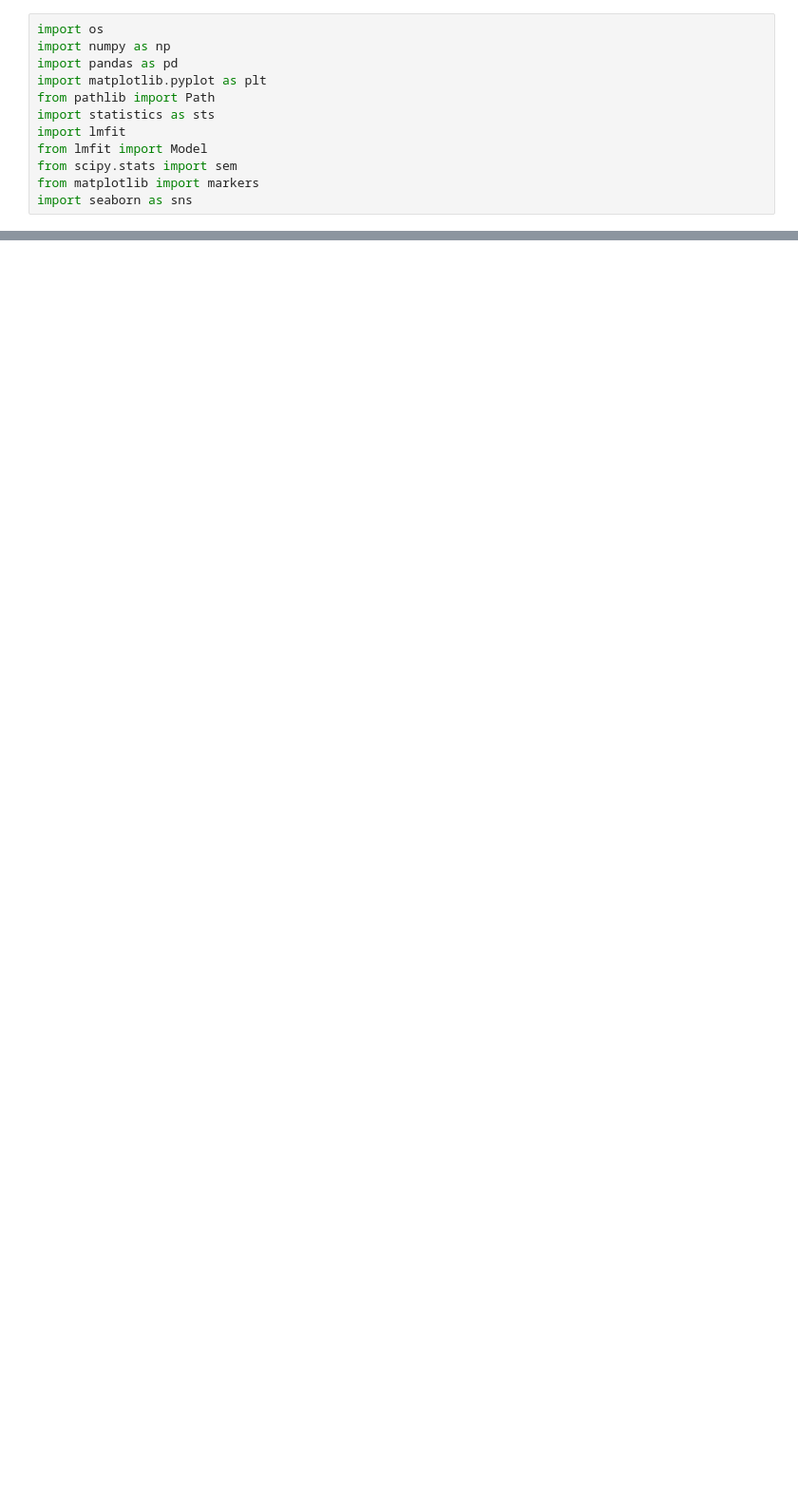
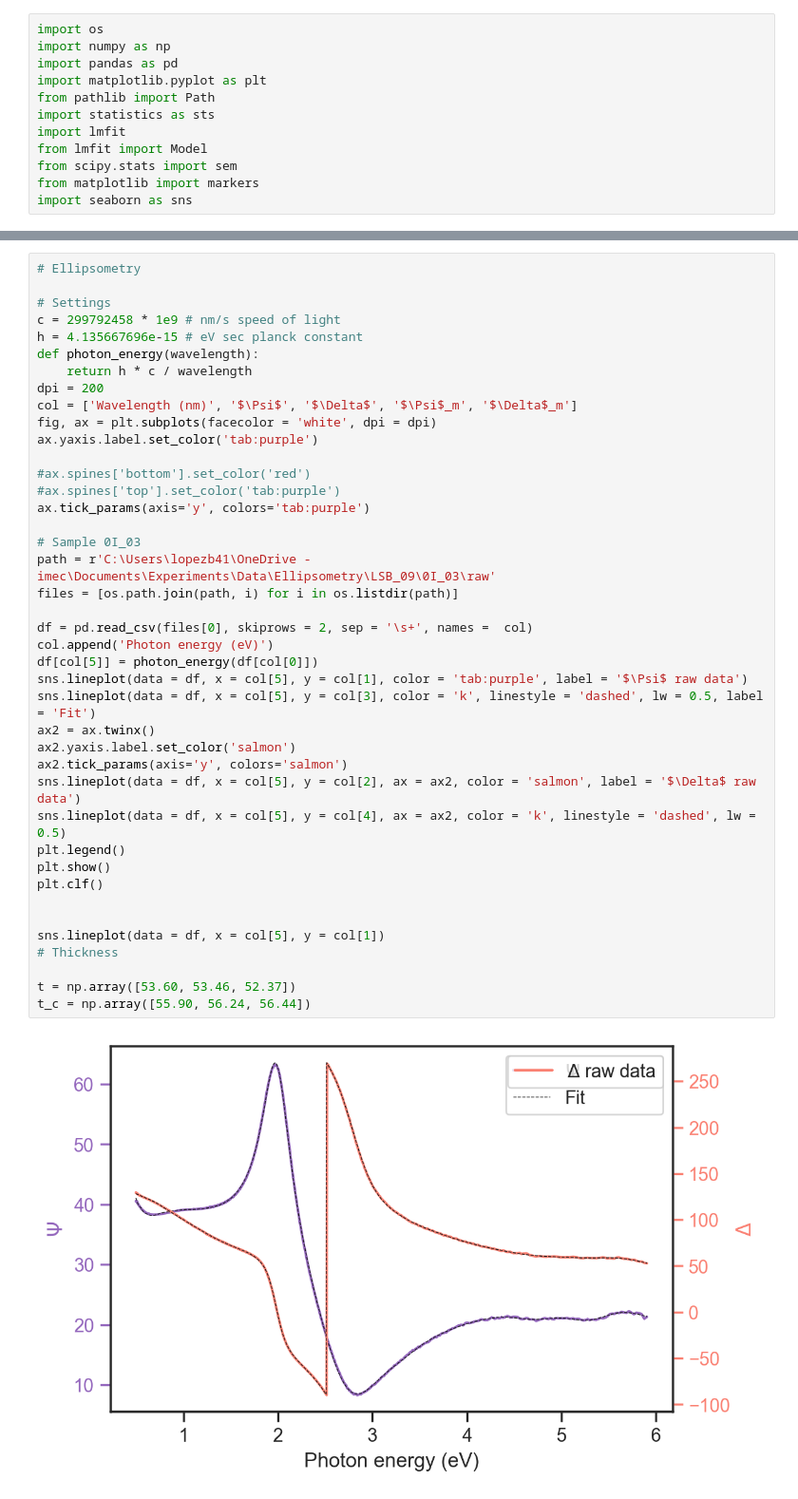
Before and after one commit to ridcil/Code, a Jupyter notebook: LSB_09_annealing_test.ipynb, the cells around one changed output, grey strips where cells are left out. Shown at 95% size. Saved outputs shown, nothing was run; the diff lists cells and outputs as text; blank space fills up the shorter version.

```diff
--- a/LSB_09_annealing_test.ipynb
+++ b/LSB_09_annealing_test.ipynb
@@ -50,0 +96,43 @@ plt.colorbar(cbar, ax = ax[0]).set_label('Cycle')
+# %%
+# Ellipsometry
+
+# Settings
+c = 299792458 * 1e9 # nm/s speed of light
+h = 4.135667696e-15 # eV sec planck constant
+def photon_energy(wavelength):
+    return h * c / wavelength
+dpi = 200
+col = ['Wavelength (nm)', '$\Psi$', '$\Delta$', '$\Psi$_m', '$\Delta$_m']
+fig, ax = plt.subplots(facecolor = 'white', dpi = dpi)
+ax.yaxis.label.set_color('tab:purple')
+
+#ax.spines['bottom'].set_color('red')
+#ax.spines['top'].set_color('tab:purple')
+ax.tick_params(axis='y', colors='tab:purple')
+
+# Sample 0I_03
+path = r'C:\Users\lopezb41\OneDrive - imec\Documents\Experiments\Data\Ellipsometry\LSB_09\0I_03\raw'
+files = [os.path.join(path, i) for i in os.listdir(path)]
+
+df = pd.read_csv(files[0], skiprows = 2, sep = '\s+', names =  col)
+col.append('Photon energy (eV)')
+df[col[5]] = photon_energy(df[col[0]])
+sns.lineplot(data = df, x = col[5], y = col[1], color = 'tab:purple', label = '$\Psi$ raw data')
+sns.lineplot(data = df, x = col[5], y = col[3], color = 'k', linestyle = 'dashed', lw = 0.5, label = 'Fit')
+ax2 = ax.twinx()
+ax2.yaxis.label.set_color('salmon')
+ax2.tick_params(axis='y', colors='salmon')
+sns.lineplot(data = df, x = col[5], y = col[2], ax = ax2, color = 'salmon', label = '$\Delta$ raw data')
+sns.lineplot(data = df, x = col[5], y = col[4], ax = ax2, color = 'k', linestyle = 'dashed', lw = 0.5)
+plt.legend()
+plt.show()
+plt.clf()
+
+
+sns.lineplot(data = df, x = col[5], y = col[1])
+# Thickness
+
+t = np.array([53.60, 53.46, 52.37])
+t_c = np.array([55.90, 56.24, 56.44])
+# %% [output]
+[figure, added]
```
Also changed, not shown: parts of 2 cells of this notebook, 1 other file.
